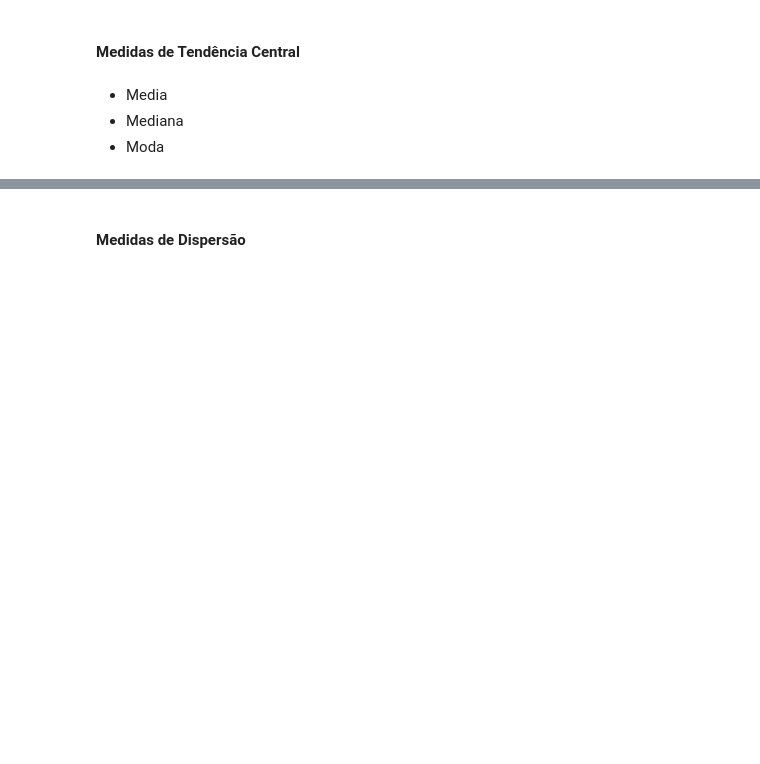
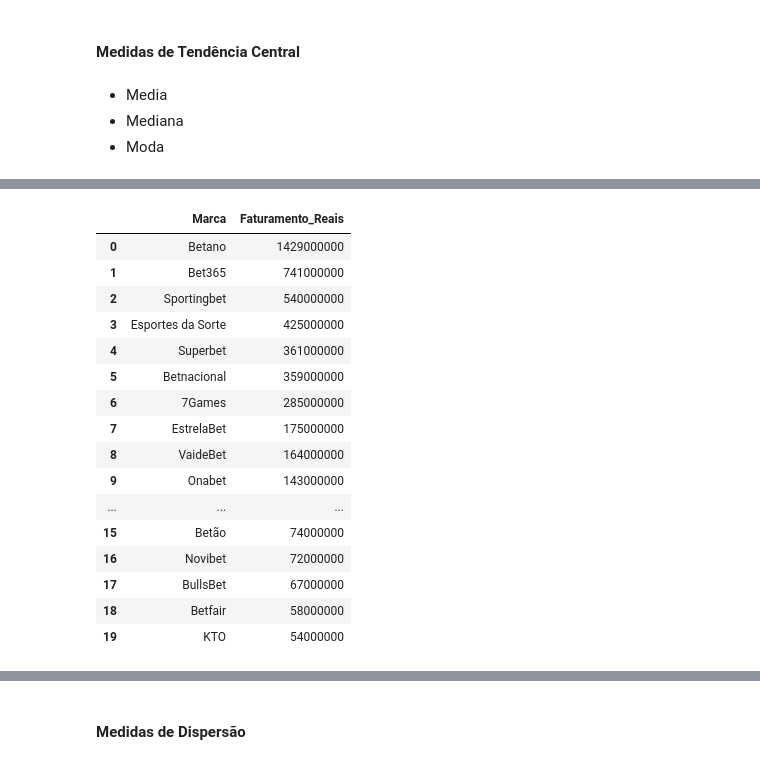
Before and after one commit to romulodf-cesar/curso_matematica_ia, a Jupyter notebook: aula5.ipynb, the cells around one changed output, grey strips where cells are left out. Cells and saved outputs as stored; diff of their text form; code cells hidden in the pictures; blank space fills up the shorter version.

```diff
--- a/aula5.ipynb
+++ b/aula5.ipynb
@@ -122,0 +262,20 @@ posição: variável qualitativa ordinal
+# %%
+novo_data_bets
+# %% [output]
+|  | Marca | Faturamento_Reais |
+| 0 | Betano | 1429000000 |
+| 1 | Bet365 | 741000000 |
+| 2 | Sportingbet | 540000000 |
+| 3 | Esportes da Sorte | 425000000 |
+| 4 | Superbet | 361000000 |
+| 5 | Betnacional | 359000000 |
+| 6 | 7Games | 285000000 |
+| 7 | EstrelaBet | 175000000 |
+| 8 | VaideBet | 164000000 |
+| 9 | Onabet | 143000000 |
+| ... | ... | ... |
+| 15 | Betão | 74000000 |
+| 16 | Novibet | 72000000 |
+| 17 | BullsBet | 67000000 |
+| 18 | Betfair | 58000000 |
+| 19 | KTO | 54000000 |
```
Also changed, not shown: parts of 19 cells of this notebook, 1 other file.
